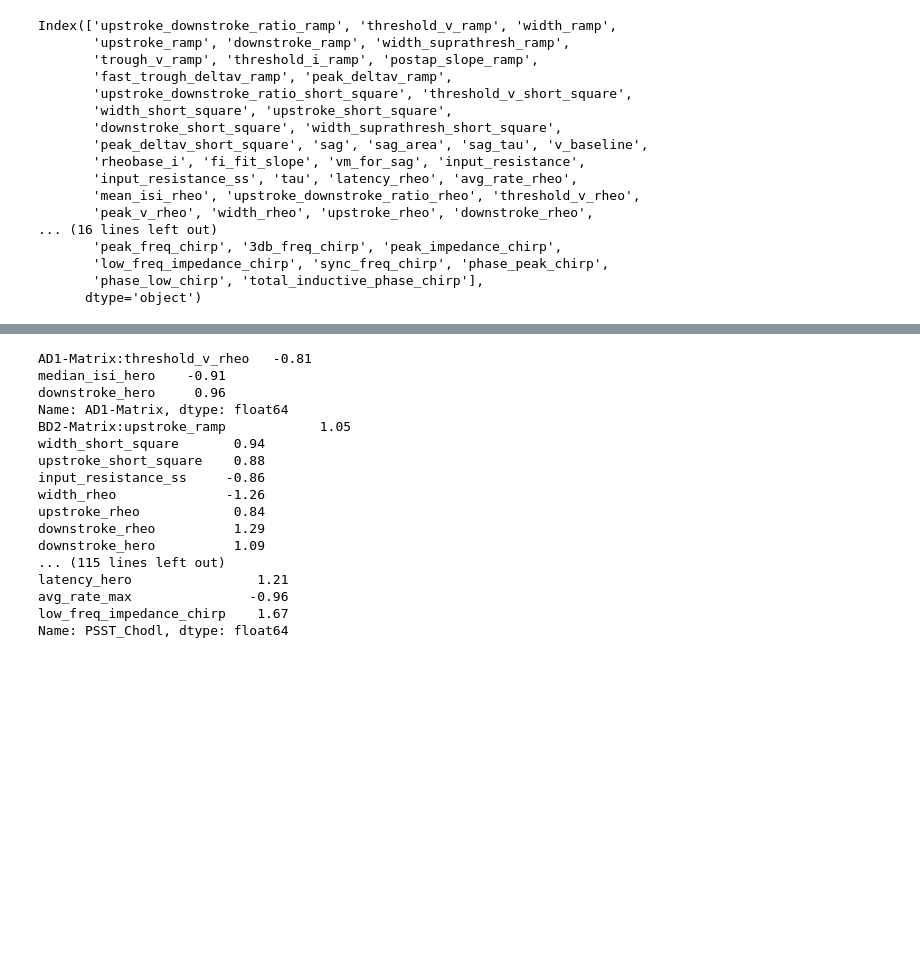
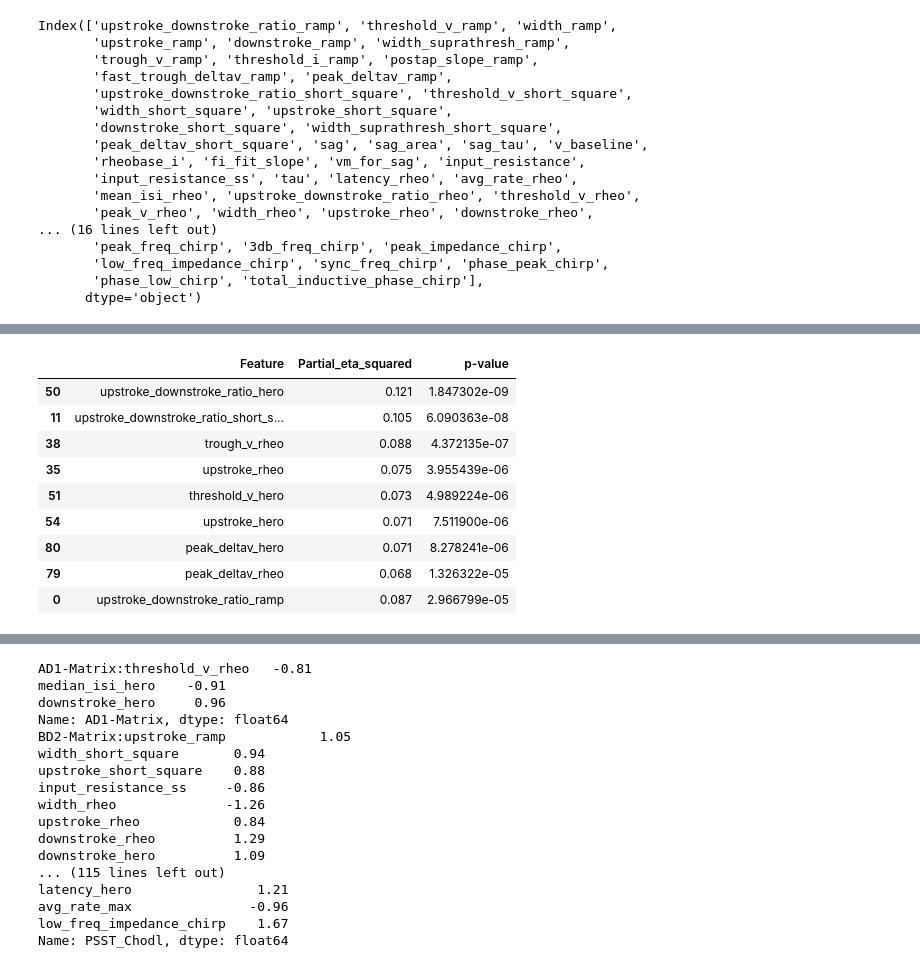
Before and after one commit to xpliu16/celltypes, a Jupyter notebook: NHP_BG_anal/Clean_analysis_ML_BG.ipynb, the cells around one changed output, grey strips where cells are left out. Cells and saved outputs as stored; diff of their text form; code cells hidden in the pictures; blank space fills up the shorter version.

Commit message:
Raw traces and Two-way ANOVA

```diff
--- a/NHP_BG_anal/Clean_analysis_ML_BG.ipynb
+++ b/NHP_BG_anal/Clean_analysis_ML_BG.ipynb
@@ -424,2 +451,70 @@ array([ 8.69779243e-17,  2.07408897e-16,  3.74674136e-16, -1.63919934e-16,
 # %%
 # How many nan values are there for each feature
+# %%
+# Two Way ANOVA
+
+df_ephys_trim['D1orD2MS'] = 'Neither'
+df_ephys_trim['D1orD2MS'][(y_orig == 'D1-Matrix') | (y_orig == 'D1-Striosome')] = 'D1'
+df_ephys_trim['D1orD2MS'][(y_orig =='D2-Matrix') | (y_orig == 'D2-Striosome')] = 'D2'
+
+df_ephys_trim['MS'] = 'Neither'
+df_ephys_trim['MS'][(y_orig =='D1-Matrix') | (y_orig == 'D2-Matrix')] = 'Matrix'
+df_ephys_trim['MS'][(y_orig =='D1-Striosome') | (y_orig == 'D2-Striosome')] = 'Striosome'
+
+df_ephys_trim_ms = df_ephys_trim[df_ephys_trim['D1orD2MS']  != 'Neither']
+df_ephys_trim_ms = df_ephys_trim_ms.iloc[:,593:678]
+#inds = df_ephys_sub['D1orD2MS']  != 'Neither'
+#y = X_std[inds]
+#x1 = df_ephys_sub['D1orD2MS'][inds]
+#x2 = df_ephys_sub['MS'][inds]
+
+np2_vec_MS = np.empty([2, df_ephys_trim.shape[1]-4])
+np2_vec_D12 = np.empty([2, df_ephys_trim.shape[1]-4])
+
+i = 0
+for feat in df_ephys_trim_ms.columns[:83]:
+    print(feat)
+    if feat != 'sag_tau':
+        aov = pg.anova(dv=feat, between=["MS","D1orD2MS"], data=df_ephys_trim_ms,
+                detailed=True)
+        np2_vec_MS[0,i] = aov.np2[0].round(3)
+        np2_vec_MS[1,i] = aov['p-unc'][0]
+        np2_vec_D12[0,i] = aov.np2[1].round(3)
+        np2_vec_D12[1,i] = aov['p-unc'][1]
+    else:
+        np2_vec_MS[0,i] = np.nan
+        np2_vec_MS[1,i] = np.nan
+        np2_vec_D12[0,i] = np.nan
+        np2_vec_D12[1,i] = np.nan
+    i+=1
+
+# FDR Correction
+rejects, pval_corr = pg.multicomp(np2_vec_MS[1,:], method='fdr_bh')
+np2_vec_MS[1,:] = pval_corr
+rejects, pval_corr = pg.multicomp(np2_vec_D12[1,:], method='fdr_bh')
+np2_vec_D12[1,:] = pval_corr
+
+data_tuples = list(zip(df_ephys_trim_ms.columns[:83],np2_vec_MS[0,:],np2_vec_MS[1,:]))
+df_MS = pd.DataFrame(data_tuples)
+df_MS.columns = ['Feature', 'Partial_eta_squared', 'p-value']
+
+#df_MS = df_MS.sort_values(by='Partial_eta_squared', ascending=False)
+df_MS = df_MS.sort_values(by='p-value', ascending=True)
+#df_I.columns = df_ephys_sub_I.columns[2:]
+
+min_ind = np.min(np.where(df_MS['p-value']<0.05))
+print(min_ind)
+print(df_MS)
+
+data_tuples = list(zip(df_ephys_trim_ms.columns[:83],np2_vec_D12[0,:],np2_vec_D12[1,:]))
+df_D12 = pd.DataFrame(data_tuples)
+df_D12.columns = ['Feature', 'Partial_eta_squared', 'p-value']
+
+#df_D12 = df_D12.sort_values(by='Partial_eta_squared', ascending=False)
+df_D12 = df_D12.sort_values(by='p-value', ascending=True)
+#df_I.columns = df_ephys_sub_I.columns[2:]
+
+min_ind = np.min(np.where(df_D12['p-value']<0.05))
+print(min_ind)
+df_D12[1:10]
+# %% [output]
@@ -425,0 +555,10 @@ array([ 8.69779243e-17,  2.07408897e-16,  3.74674136e-16, -1.63919934e-16,
+|  | Feature | Partial_eta_squared | p-value |
+| 50 | upstroke_downstroke_ratio_hero | 0.121 | 1.847302e-09 |
+| 11 | upstroke_downstroke_ratio_short_s... | 0.105 | 6.090363e-08 |
+| 38 | trough_v_rheo | 0.088 | 4.372135e-07 |
+| 35 | upstroke_rheo | 0.075 | 3.955439e-06 |
+| 51 | threshold_v_hero | 0.073 | 4.989224e-06 |
+| 54 | upstroke_hero | 0.071 | 7.511900e-06 |
+| 80 | peak_deltav_hero | 0.071 | 8.278241e-06 |
+| 79 | peak_deltav_rheo | 0.068 | 1.326322e-05 |
+| 0 | upstroke_downstroke_ratio_ramp | 0.087 | 2.966799e-05 |
```
Also changed, not shown: parts of 11 cells of this notebook, 2 other files.
